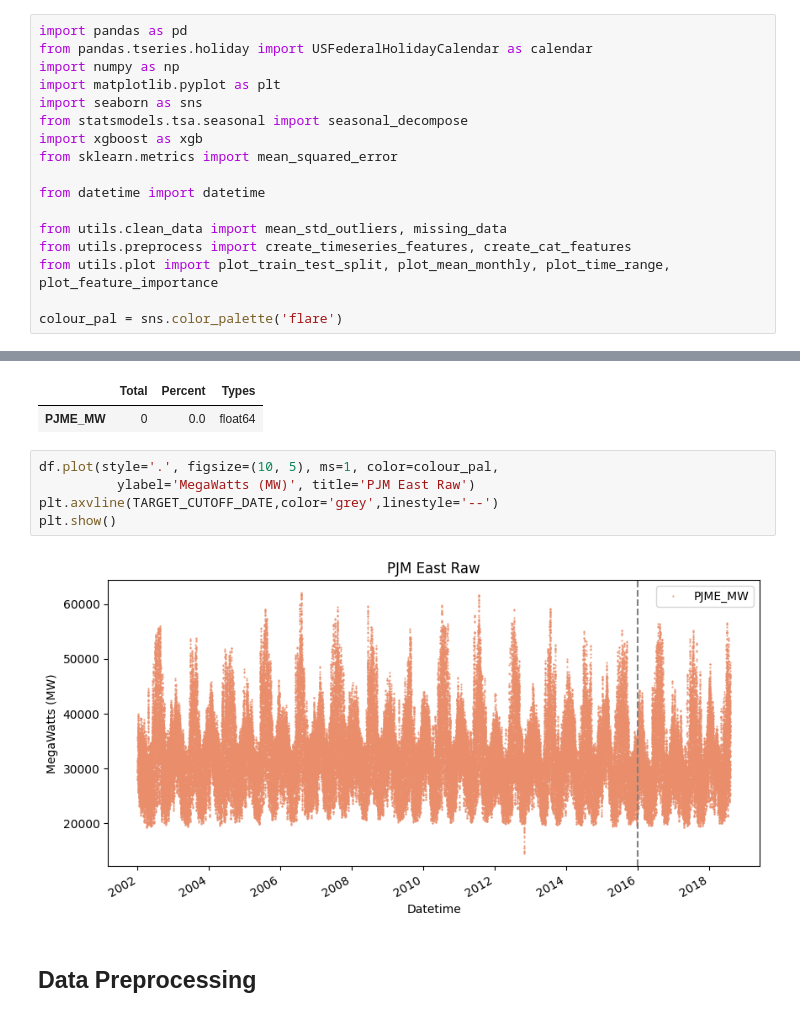
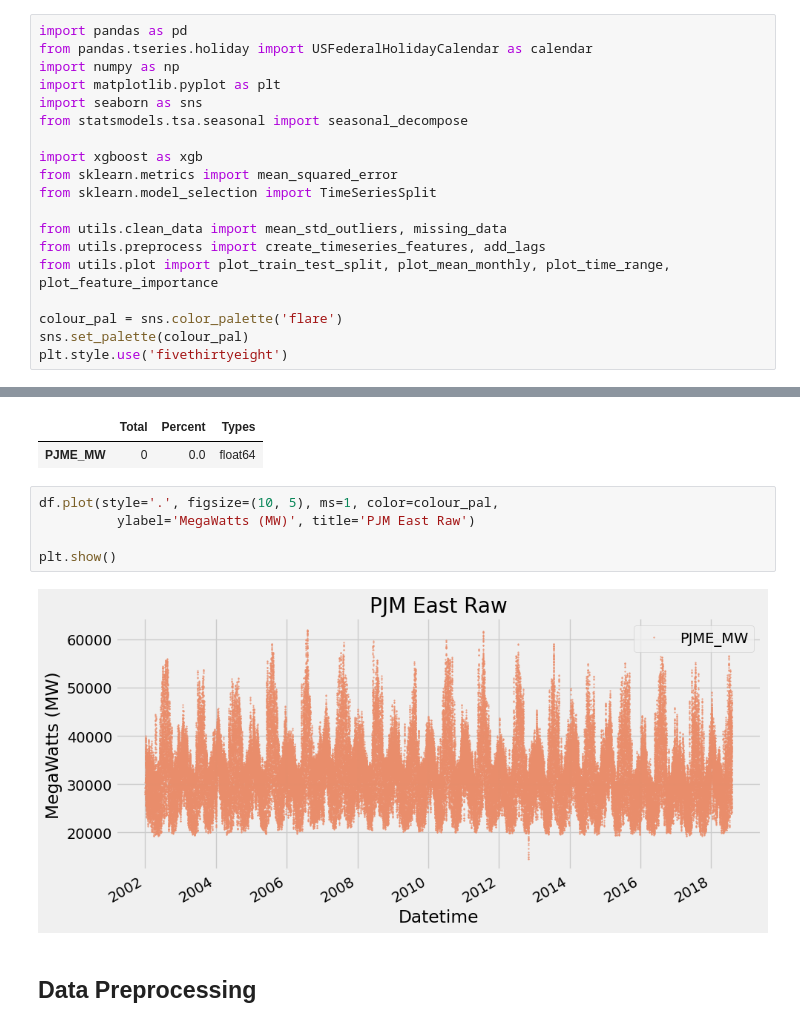
Before and after one commit to minari314159/Energy_Forcasting_Models, a Jupyter notebook: XGB_Energy_Forcasting.ipynb, the cells around one changed output, grey strips where cells are left out. Saved outputs shown, nothing was run; the diff lists cells and outputs as text.

```diff
--- a/XGB_Energy_Forcasting.ipynb
+++ b/XGB_Energy_Forcasting.ipynb
@@ -33,16 +33,18 @@ import numpy as np
 import matplotlib.pyplot as plt
 import seaborn as sns
 from statsmodels.tsa.seasonal import seasonal_decompose
+
 import xgboost as xgb
 from sklearn.metrics import mean_squared_error
-
-from datetime import datetime
+from sklearn.model_selection import TimeSeriesSplit
 
 from utils.clean_data import mean_std_outliers, missing_data
-from utils.preprocess import create_timeseries_features, create_cat_features
+from utils.preprocess import create_timeseries_features, add_lags
 from utils.plot import plot_train_test_split, plot_mean_monthly, plot_time_range, plot_feature_importance
 
 colour_pal = sns.color_palette('flare')
+sns.set_palette(colour_pal)
+plt.style.use('fivethirtyeight')
 # %%
 TARGET_CUTOFF_DATE = '01-01-2016'
 # %% [markdown]
@@ -83,10 +85,10 @@ missing_data(df)
 # %%
 df.plot(style='.', figsize=(10, 5), ms=1, color=colour_pal,
           ylabel='MegaWatts (MW)', title='PJM East Raw')
-plt.axvline(TARGET_CUTOFF_DATE,color='grey',linestyle='--')
+
 plt.show()
 # %% [output]
-[figure, old version]
+[figure, new version]
 # %% [markdown]
 ## Data Preprocessing
 # %%
```
Also changed, not shown: parts of 32 cells of this notebook, 3 other files.
